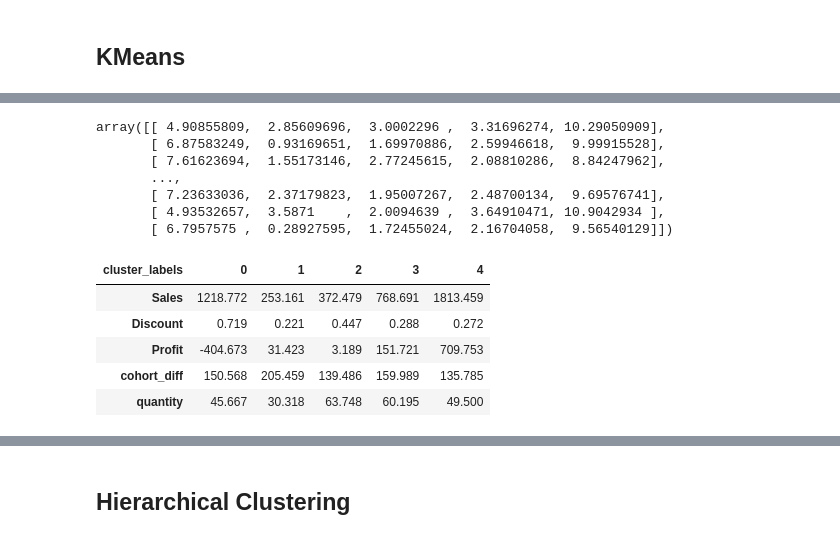
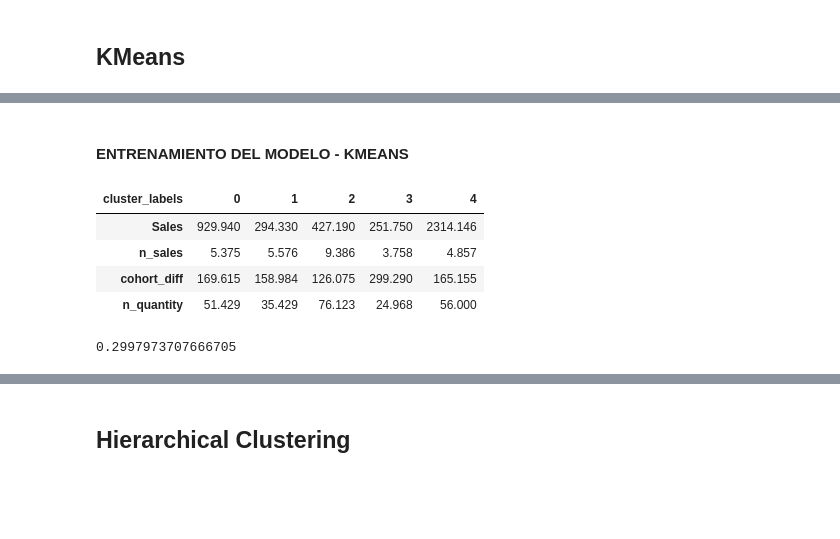
Before and after one commit to PabloJRW/super_store_projects, a Jupyter notebook: SEGMENTACION DE CLIENTES.ipynb, the cells around one changed output, grey strips where cells are left out. Cells and saved outputs as stored; diff of their text form; code cells hidden in the pictures; blank space fills up the shorter version.

```diff
--- a/SEGMENTACION DE CLIENTES.ipynb
+++ b/SEGMENTACION DE CLIENTES.ipynb
@@ -266,33 +276,30 @@ plt.show()
+# %% [markdown]
+#### ENTRENAMIENTO DEL MODELO - KMEANS
 # %%
 # Modelo - KMeans
 kmeans_model = KMeans(n_clusters=5)
 
 # Modelo entrenado
-kmeans_model.fit_transform(scaled_features)
+kmeans_model.fit_transform(components)
+
+consumerID_data['cluster_labels'] = kmeans_model.labels_
+
+kmeans_label_grouped = data_labeled.groupby('cluster_labels').mean()
+kmeans_label_grouped[['Sales','n_sales','cohort_diff','n_quantity']] .T
 # %% [output]
-array([[ 4.90855809,  2.85609696,  3.0002296 ,  3.31696274, 10.29050909],
-       [ 6.87583249,  0.93169651,  1.69970886,  2.59946618,  9.99915528],
-       [ 7.61623694,  1.55173146,  2.77245615,  2.08810286,  8.84247962],
-       ...,
-       [ 7.23633036,  2.37179823,  1.95007267,  2.48700134,  9.69576741],
-       [ 4.93532657,  3.5871    ,  2.0094639 ,  3.64910471, 10.9042934 ],
-       [ 6.7957575 ,  0.28927595,  1.72455024,  2.16704058,  9.56540129]])
+| cluster_labels | 0 | 1 | 2 | 3 | 4 |
+| Sales | 929.940 | 294.330 | 427.190 | 251.750 | 2314.146 |
+| n_sales | 5.375 | 5.576 | 9.386 | 3.758 | 4.857 |
+| cohort_diff | 169.615 | 158.984 | 126.075 | 299.290 | 165.155 |
+| n_quantity | 51.429 | 35.429 | 76.123 | 24.968 | 56.000 |
 # %%
 # Copia de los datos de los consumidores
 data_labeled = consumerID_data.copy()
 
 # Asignación de las etiquetas de clusteres
-data_labeled['cluster_labels'] = kmeans_model.labels_
-
-kmeans_label_grouped = data_labeled.groupby('cluster_labels').mean()
-kmeans_label_grouped.T
+silhouette_score(scaled_features, kmeans_model.labels_)
 # %% [output]
-| cluster_labels | 0 | 1 | 2 | 3 | 4 |
-| Sales | 1218.772 | 253.161 | 372.479 | 768.691 | 1813.459 |
-| Discount | 0.719 | 0.221 | 0.447 | 0.288 | 0.272 |
-| Profit | -404.673 | 31.423 | 3.189 | 151.721 | 709.753 |
-| cohort_diff | 150.568 | 205.459 | 139.486 | 159.989 | 135.785 |
-| quantity | 45.667 | 30.318 | 63.748 | 60.195 | 49.500 |
+0.2997973707666705
 # %%
 # Visualización de las medias de las variables por cluster
 # ================================================================================
```
Also changed, not shown: parts of 33 cells of this notebook.
